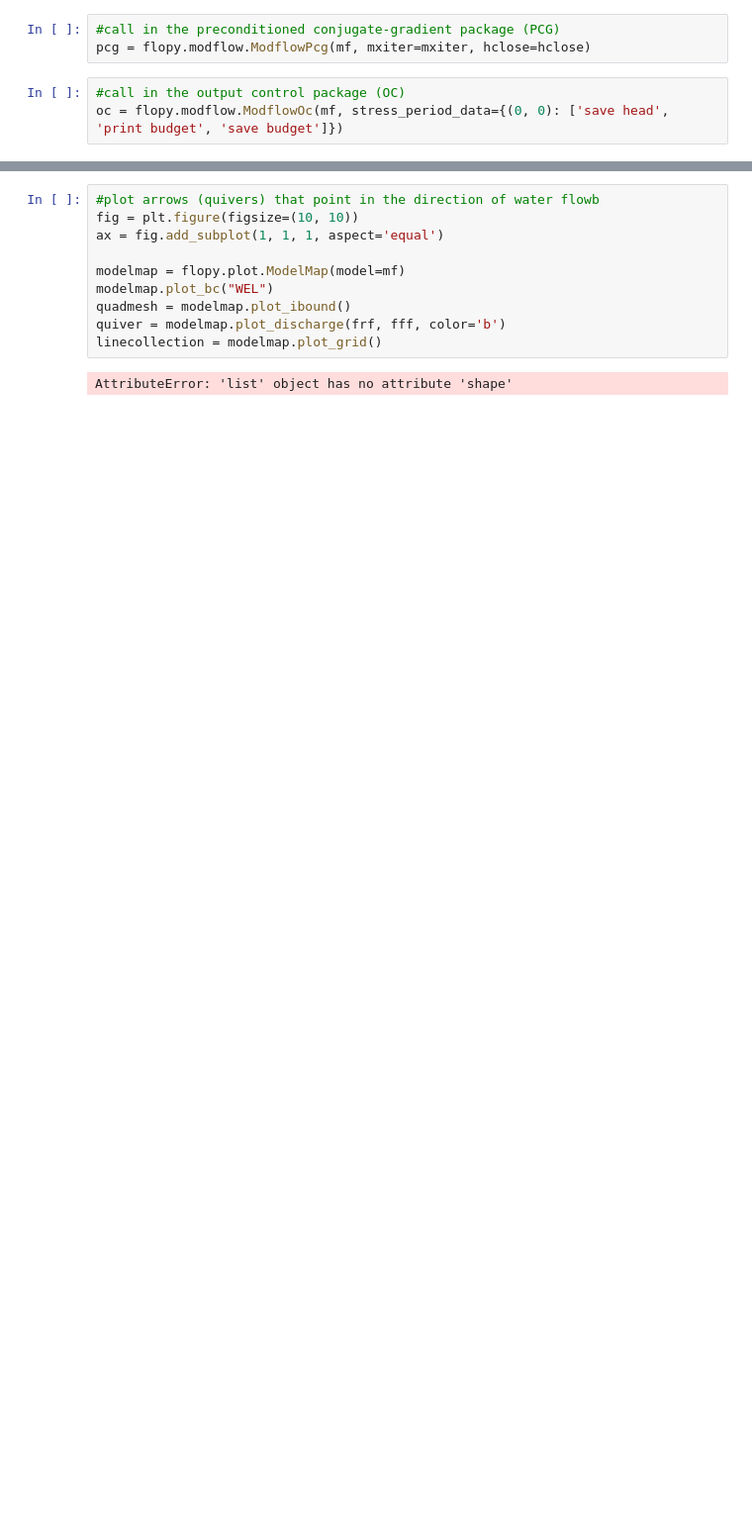
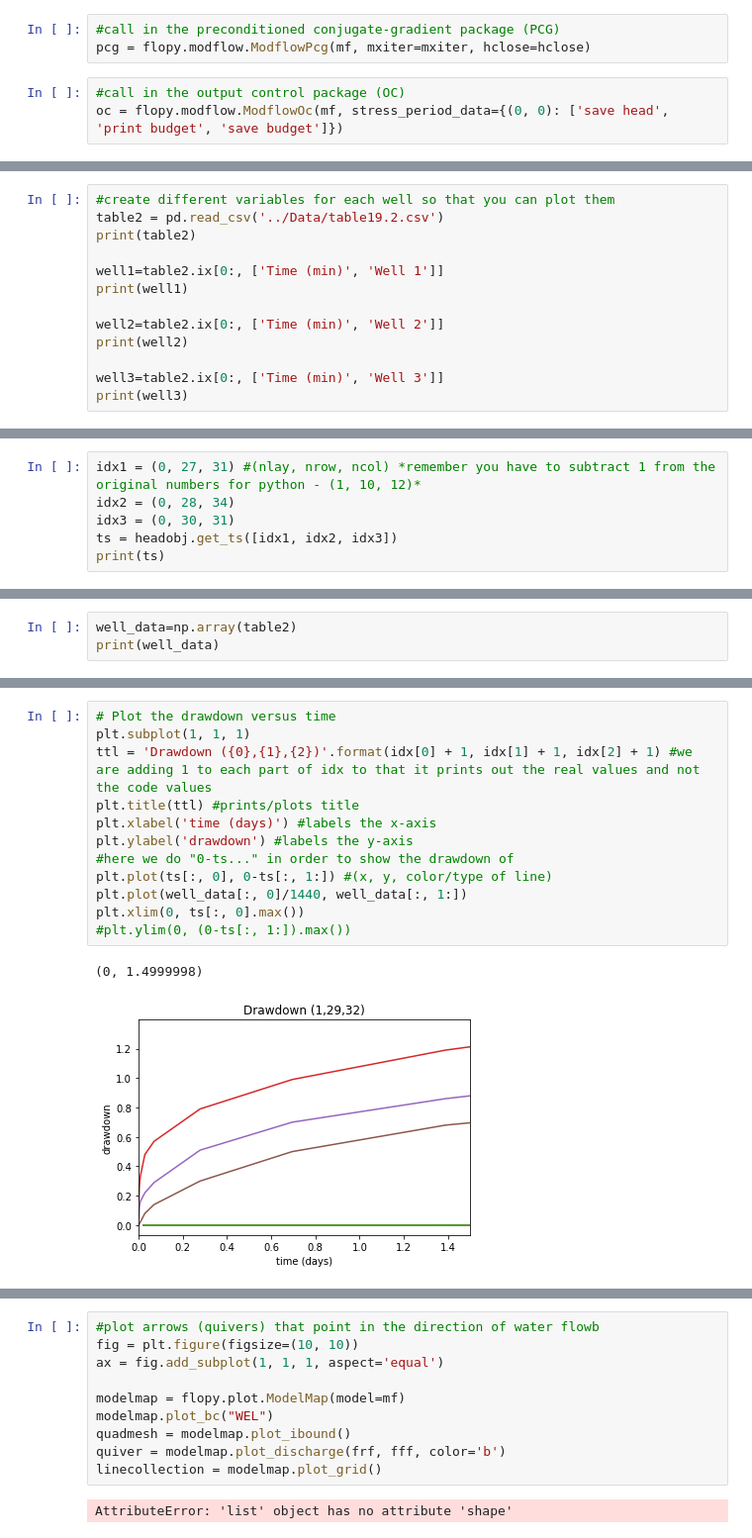
Before and after one commit to jordw22/modflow_epa, a Jupyter notebook: Notebooks/Problem 19 - Application of a Groundwater Flow Model to a Water Supply Problem.ipynb, the cells around one changed output, grey strips where cells are left out. Shown: that part at 99% size. Drawn from its saved outputs; the diff is of its cells as text; blank space fills up the shorter version.

```diff
--- a/Notebooks/Problem 19 - Application of a Groundwater Flow Model to a Water Supply Problem.ipynb
+++ b/Notebooks/Problem 19 - Application of a Groundwater Flow Model to a Water Supply Problem.ipynb
@@ -121,0 +156,13 @@ print(ts)
+# %%
+#create different variables for each well so that you can plot them
+table2 = pd.read_csv('../Data/table19.2.csv')
+print(table2)
+
+well1=table2.ix[0:, ['Time (min)', 'Well 1']]
+print(well1)
+
+well2=table2.ix[0:, ['Time (min)', 'Well 2']]
+print(well2)
+
+well3=table2.ix[0:, ['Time (min)', 'Well 3']]
+print(well3)
@@ -121,0 +205,6 @@ print(ts)
+# %%
+idx1 = (0, 27, 31) #(nlay, nrow, ncol) *remember you have to subtract 1 from the original numbers for python - (1, 10, 12)*
+idx2 = (0, 28, 34)
+idx3 = (0, 30, 31)
+ts = headobj.get_ts([idx1, idx2, idx3])
+print(ts)
@@ -121,0 +222,3 @@ print(ts)
+# %%
+well_data=np.array(table2)
+print(well_data)
@@ -121,0 +235,15 @@ print(ts)
+# %%
+# Plot the drawdown versus time
+plt.subplot(1, 1, 1)
+ttl = 'Drawdown ({0},{1},{2})'.format(idx[0] + 1, idx[1] + 1, idx[2] + 1) #we are adding 1 to each part of idx to that it prints out the real values and not the code values
+plt.title(ttl) #prints/plots title
+plt.xlabel('time (days)') #labels the x-axis
+plt.ylabel('drawdown') #labels the y-axis
+#here we do "0-ts..." in order to show the drawdown of
+plt.plot(ts[:, 0], 0-ts[:, 1:]) #(x, y, color/type of line)
+plt.plot(well_data[:, 0]/1440, well_data[:, 1:])
+plt.xlim(0, ts[:, 0].max())
+#plt.ylim(0, (0-ts[:, 1:]).max())
+# %% [output]
+(0, 1.4999998)
+[figure, added]
```
Also changed, not shown: parts of 18 cells of this notebook.
